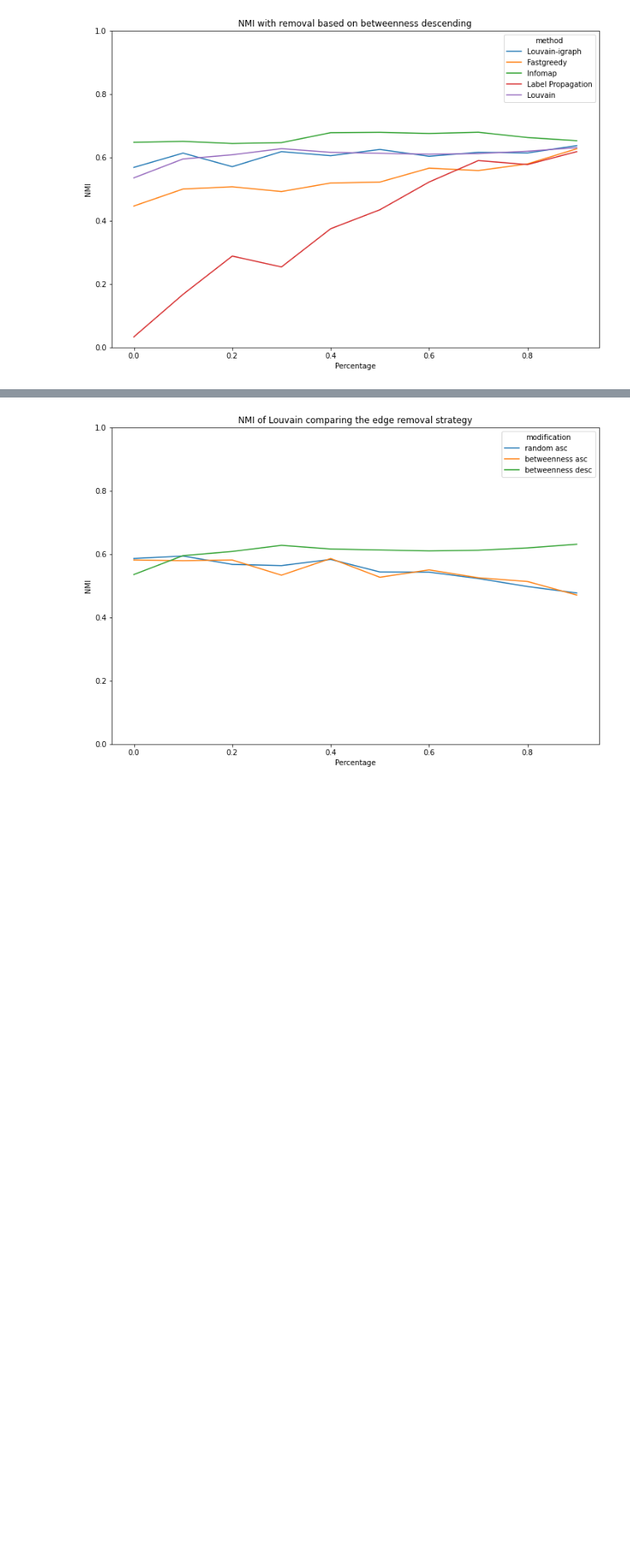
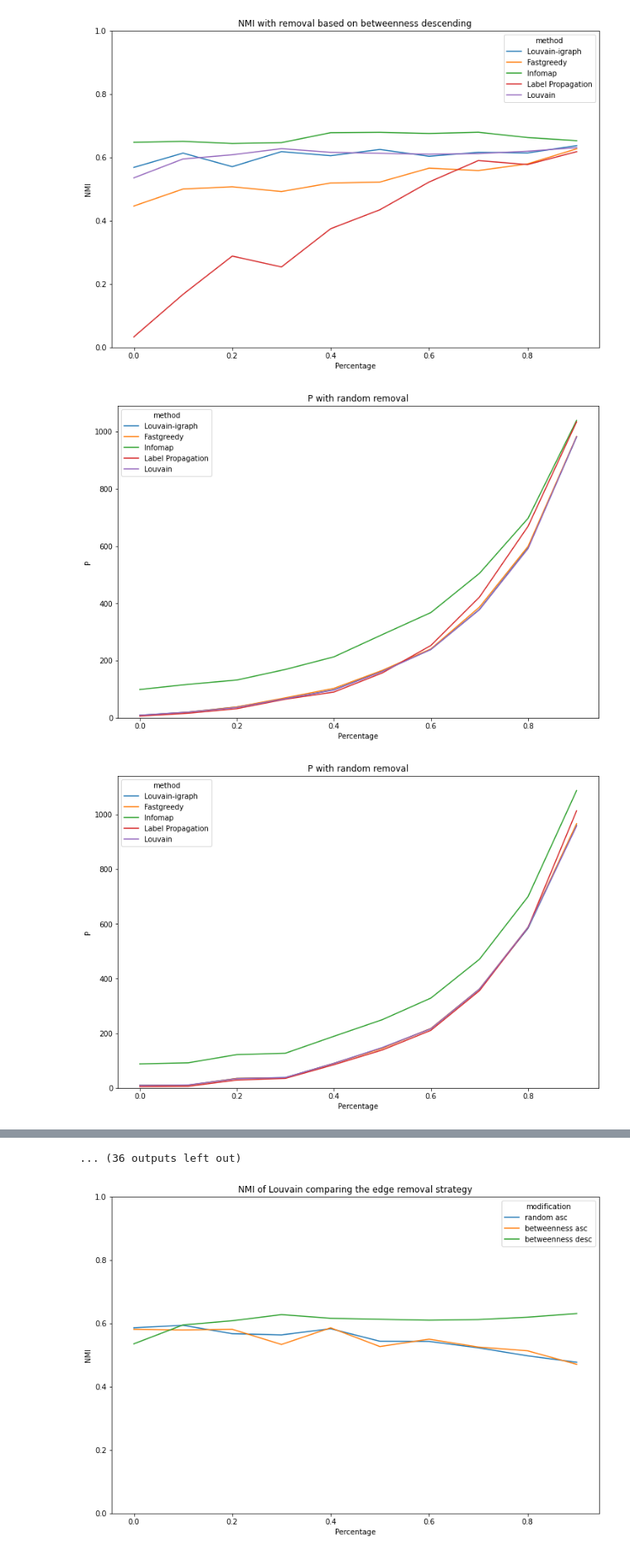
Before and after one commit to pablo8421/uncertain_graphs, a Jupyter notebook: 03_results_generation.ipynb, the cells around one changed output, grey strips where cells are left out. Shown at 83% size. Cells and saved outputs as stored; diff of their text form; code cells hidden in the pictures; blank space fills up the shorter version.

Commit message:
Add results of analysis and updated scripts

```diff
--- a/03_results_generation.ipynb
+++ b/03_results_generation.ipynb
@@ -46,3 +48,39 @@ for metric in ['P*/P','NMI']:
 [figure]
 [figure]
 [figure]
+# %%
+# This for cycle is for saving images
+results_folder = 'results_graphs/'
+
+
+for metric in results['metric'].unique():
+    for modification in results['modification'].unique():
+        for dataset in results['dataset'].unique():
+            fig, ax = plt.subplots(ncols=1, figsize=(12,8))
+            data = results[(results['metric'] == metric) &
+                           (results['modification'] == modification) &
+                           (results['dataset'] == dataset)]
+            sns.lineplot(data=data, x='percentage', y='value', hue='method',ax=ax)
+
+            ax.set_ylabel(metric)
+            ax.set_xlabel('Percentage')
+
+            if metric == 'NMI':
+                ax.set_ybound(upper=1, lower=0)
+            else:
+                ax.set_ybound(lower=0)
+
+            if modification == 'random asc':
+                ax.set_title(metric+' with random removal')
+            elif modification == 'betweenness asc':
+                ax.set_title(metric+' with removal based on betweenness ascending')
+            elif modification == 'betweenness desc':
+                ax.set_title(metric+' with removal based on betweenness descending')
+
+            filename = dataset+'_'+modification+'_'+metric+'.png'
+            filename = filename.replace(' ','_').replace('*/','t-').lower()
+
+            plt.savefig(results_folder+filename)
+# %% [output]
+[figure, added]
+[figure, added]
@@ -49,3 +97,4 @@ for metric in ['P*/P','NMI']:
+... (36 outputs left out)
 # %%
 fig, ax = plt.subplots(ncols=1, figsize=(12,8))
 data = results[(results['metric'] == 'NMI') &
```
Also changed, not shown: parts of 2 cells of this notebook, 57 other files.
